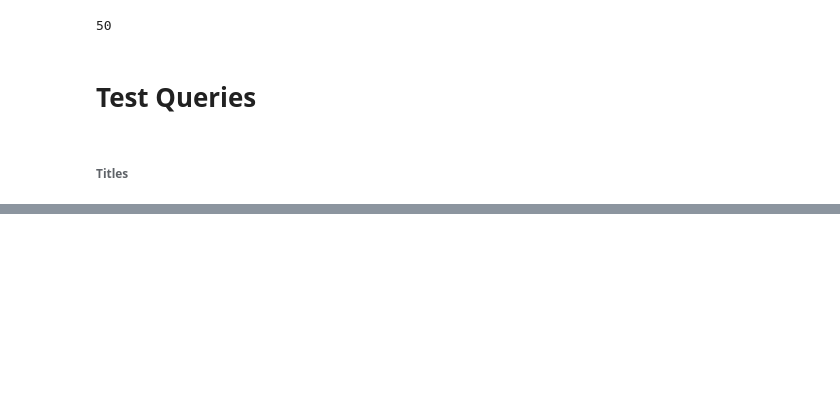
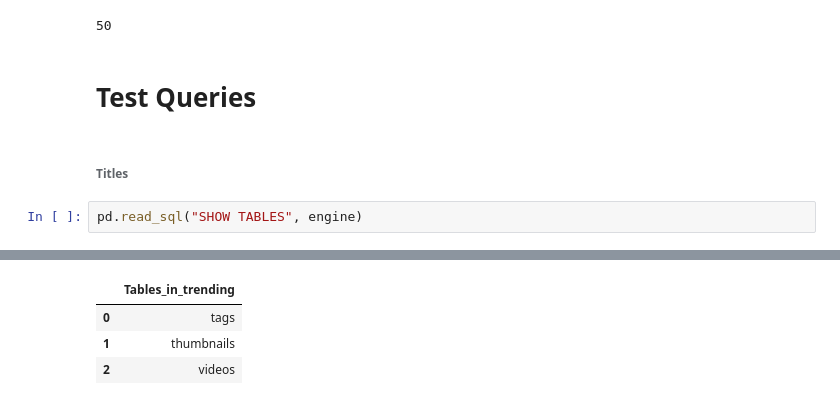
Before and after one commit to Squeemos/MRB_II, a Jupyter notebook: mysql/prototype.ipynb, the cells around one changed output, grey strips where cells are left out. Saved outputs shown, nothing was run; the diff lists cells and outputs as text; blank space fills up the shorter version.

```diff
--- a/mysql/prototype.ipynb
+++ b/mysql/prototype.ipynb
@@ -392,3 +382,6 @@ df_thumb.to_sql("thumbnails", engine,
 # Test Queries
 # %% [markdown]
 ###### Titles
+# %%
+pd.read_sql("SHOW TABLES", engine)
+# %% [output]
@@ -394,0 +392,4 @@ df_thumb.to_sql("thumbnails", engine,
+|  | Tables_in_trending |
+| 0 | tags |
+| 1 | thumbnails |
+| 2 | videos |
```
Also changed, not shown: parts of 31 cells of this notebook.
